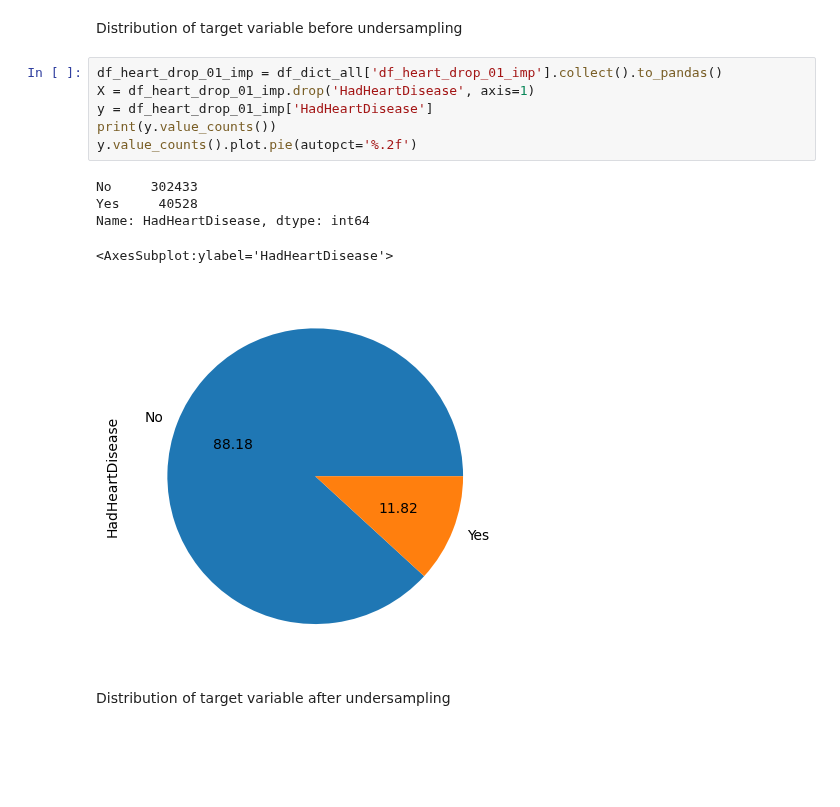
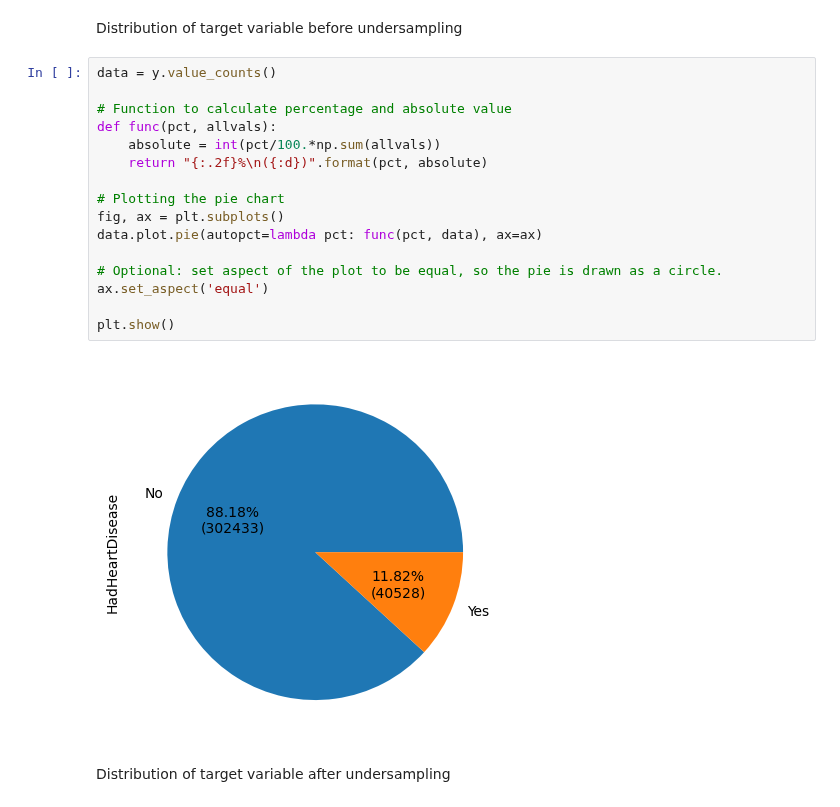
Before and after one commit to DecisionTreeBruining/212B-ML-Project, a Jupyter notebook: assignment_2/local_dev/preprocessing_hailey.ipynb, the cells around one changed output. Saved outputs shown, nothing was run; the diff lists cells and outputs as text; blank space fills up the shorter version.

Commit message:
added absolute value for pie

```diff
--- a/assignment_2/local_dev/preprocessing_hailey.ipynb
+++ b/assignment_2/local_dev/preprocessing_hailey.ipynb
@@ -610,17 +610,23 @@ y_train
 #### EDA
 # %% [markdown]
 Distribution of target variable before undersampling
-# %%
-df_heart_drop_01_imp = df_dict_all['df_heart_drop_01_imp'].collect().to_pandas()
-X = df_heart_drop_01_imp.drop('HadHeartDisease', axis=1)
-y = df_heart_drop_01_imp['HadHeartDisease']
-print(y.value_counts())
-y.value_counts().plot.pie(autopct='%.2f')
-# %% [output]
-No     302433
-Yes     40528
-Name: HadHeartDisease, dtype: int64
-<AxesSubplot:ylabel='HadHeartDisease'>
-[figure, removed]
+# %%
+data = y.value_counts()
+
+# Function to calculate percentage and absolute value
+def func(pct, allvals):
+    absolute = int(pct/100.*np.sum(allvals))
+    return "{:.2f}%\n({:d})".format(pct, absolute)
+
+# Plotting the pie chart
+fig, ax = plt.subplots()
+data.plot.pie(autopct=lambda pct: func(pct, data), ax=ax)
+
+# Optional: set aspect of the plot to be equal, so the pie is drawn as a circle.
+ax.set_aspect('equal')
+
+plt.show()
+# %% [output]
+[figure, added]
 # %% [markdown]
 Distribution of target variable after undersampling
```
Also changed, not shown: parts of 4 cells of this notebook, 2 other files.
